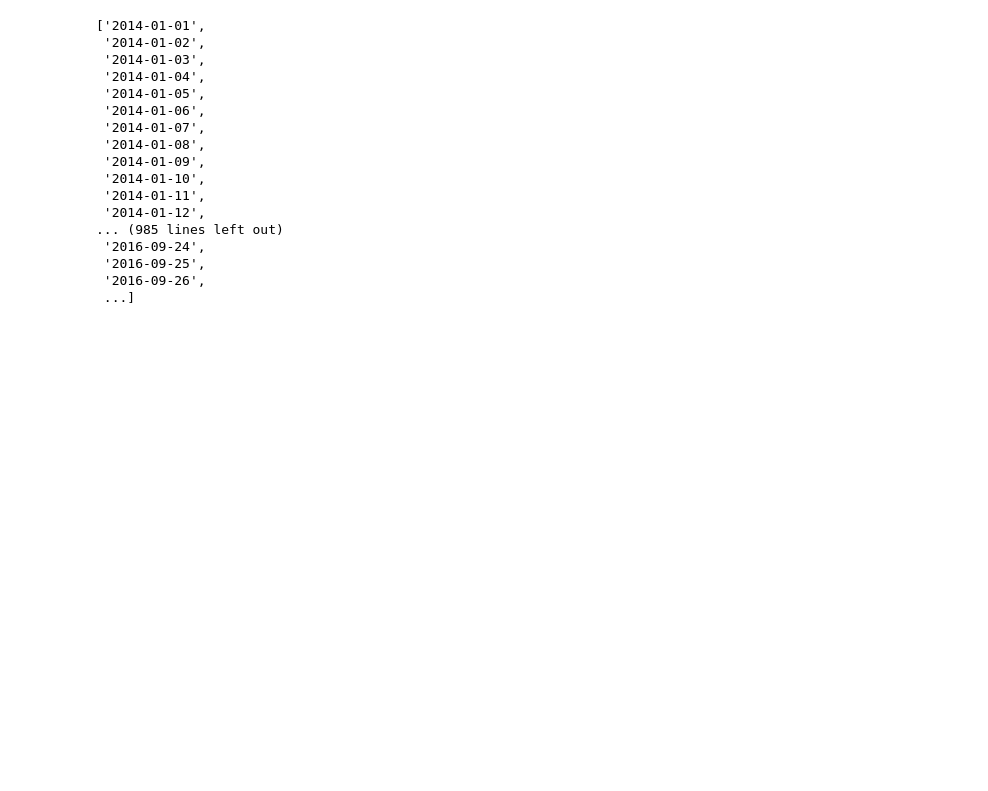
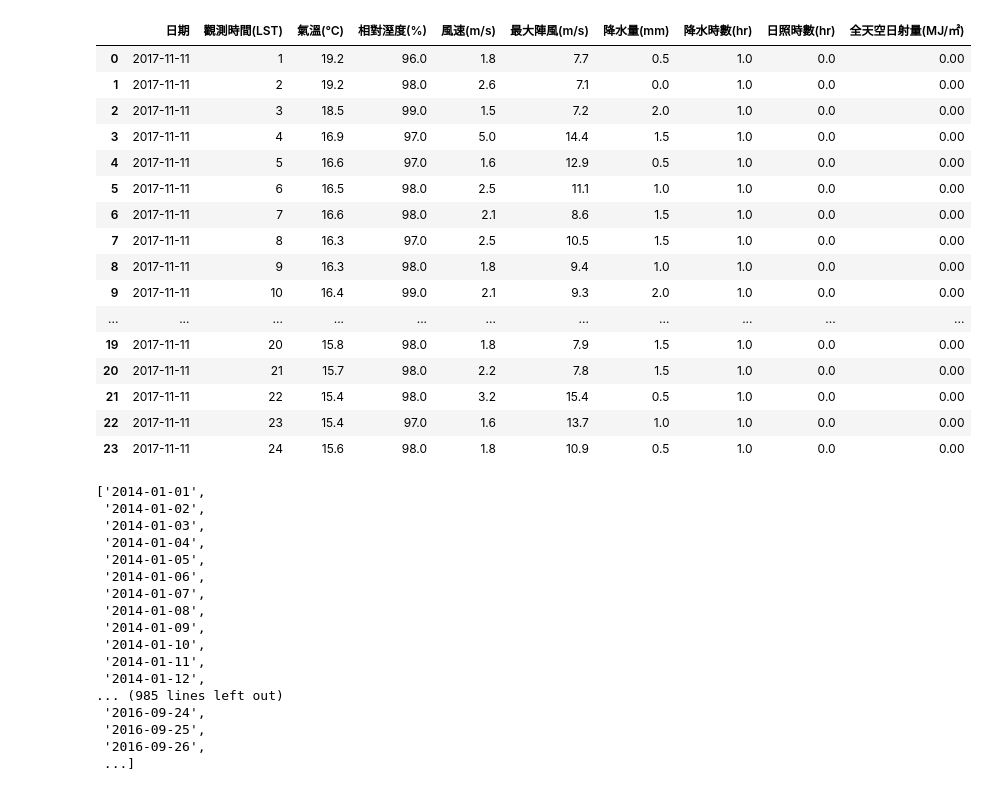
Before and after one commit to muilee/crawler, a Jupyter notebook: agriculture_project/weather_crawler.ipynb, the cells around one changed output. Cells and saved outputs as stored; diff of their text form; code cells hidden in the pictures; blank space fills up the shorter version.

```diff
--- a/agriculture_project/weather_crawler.ipynb
+++ b/agriculture_project/weather_crawler.ipynb
@@ -59,3 +56,28 @@ table
+# %%
+table = table.drop(["測站氣壓(hPa)", "海平面氣壓(hPa)", "露點溫度(℃)", "風向(360degree)", "最大陣風風向(360degree)", "能見度(km)"], axis=1)
+table["日期"] = date
+cols = table.columns.tolist()
+cols = cols[-1:] + cols[:-1]
+table = table[cols]
+table
+# %% [output]
+|  | 日期 | 觀測時間(LST) | 氣溫(℃) | 相對溼度(%) | 風速(m/s) | 最大陣風(m/s) | 降水量(mm) | 降水時數(hr) | 日照時數(hr) | 全天空日射量(MJ/㎡) |
+| 0 | 2017-11-11 | 1 | 19.2 | 96.0 | 1.8 | 7.7 | 0.5 | 1.0 | 0.0 | 0.00 |
+| 1 | 2017-11-11 | 2 | 19.2 | 98.0 | 2.6 | 7.1 | 0.0 | 1.0 | 0.0 | 0.00 |
+| 2 | 2017-11-11 | 3 | 18.5 | 99.0 | 1.5 | 7.2 | 2.0 | 1.0 | 0.0 | 0.00 |
+| 3 | 2017-11-11 | 4 | 16.9 | 97.0 | 5.0 | 14.4 | 1.5 | 1.0 | 0.0 | 0.00 |
+| 4 | 2017-11-11 | 5 | 16.6 | 97.0 | 1.6 | 12.9 | 0.5 | 1.0 | 0.0 | 0.00 |
+| 5 | 2017-11-11 | 6 | 16.5 | 98.0 | 2.5 | 11.1 | 1.0 | 1.0 | 0.0 | 0.00 |
+| 6 | 2017-11-11 | 7 | 16.6 | 98.0 | 2.1 | 8.6 | 1.5 | 1.0 | 0.0 | 0.00 |
+| 7 | 2017-11-11 | 8 | 16.3 | 97.0 | 2.5 | 10.5 | 1.5 | 1.0 | 0.0 | 0.00 |
+| 8 | 2017-11-11 | 9 | 16.3 | 98.0 | 1.8 | 9.4 | 1.0 | 1.0 | 0.0 | 0.00 |
+| 9 | 2017-11-11 | 10 | 16.4 | 99.0 | 2.1 | 9.3 | 2.0 | 1.0 | 0.0 | 0.00 |
+| ... | ... | ... | ... | ... | ... | ... | ... | ... | ... | ... |
+| 19 | 2017-11-11 | 20 | 15.8 | 98.0 | 1.8 | 7.9 | 1.5 | 1.0 | 0.0 | 0.00 |
+| 20 | 2017-11-11 | 21 | 15.7 | 98.0 | 2.2 | 7.8 | 1.5 | 1.0 | 0.0 | 0.00 |
+| 21 | 2017-11-11 | 22 | 15.4 | 98.0 | 3.2 | 15.4 | 0.5 | 1.0 | 0.0 | 0.00 |
+| 22 | 2017-11-11 | 23 | 15.4 | 97.0 | 1.6 | 13.7 | 1.0 | 1.0 | 0.0 | 0.00 |
+| 23 | 2017-11-11 | 24 | 15.6 | 98.0 | 1.8 | 10.9 | 0.5 | 1.0 | 0.0 | 0.00 |
 # %%
 def load_to_database(table):
     engine = sqlalchemy.create_engine("mysql+pymysql://root:pythonetl@127.0.0.1:3306/?charset=utf8mb4")
```
Also changed, not shown: parts of 5 cells of this notebook.
